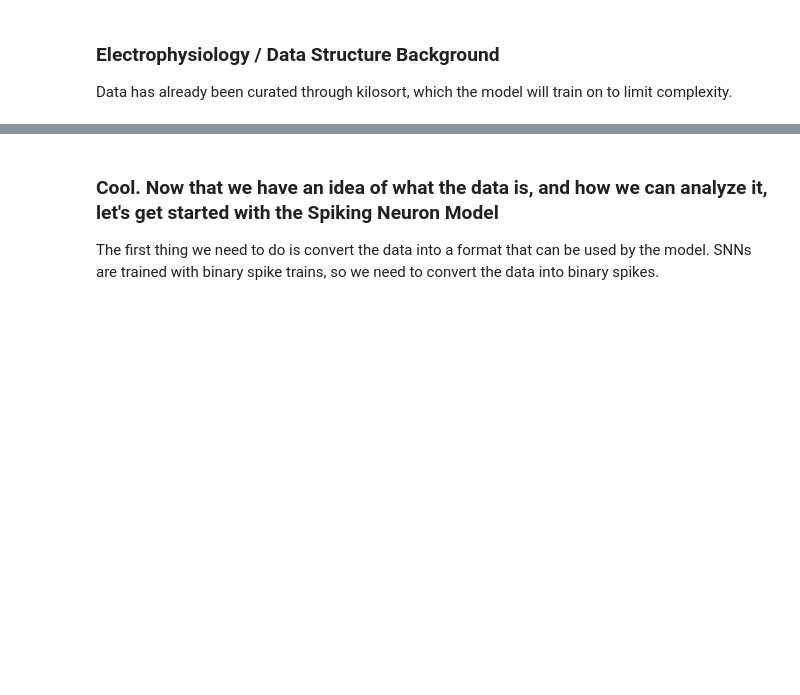
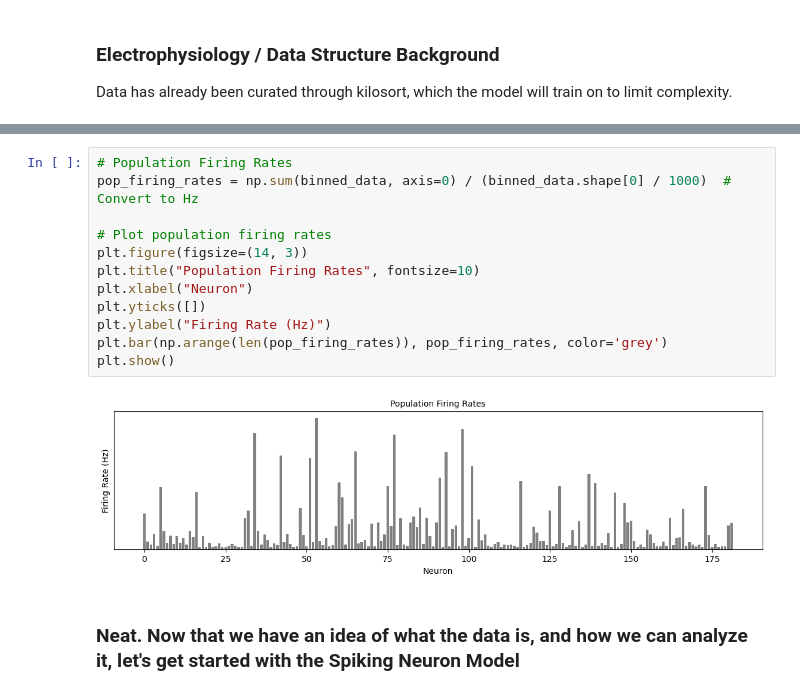
Before and after one commit to nomuwill/graham, a Jupyter notebook: jupyterNotebookWIP.ipynb, the cells around one changed output, grey strips where cells are left out. Drawn from its saved outputs; the diff is of its cells as text; blank space fills up the shorter version.

```diff
--- a/jupyterNotebookWIP.ipynb
+++ b/jupyterNotebookWIP.ipynb
@@ -112,5 +114,16 @@ Oscillatory Dynamics:
+# %%
+# Population Firing Rates
+pop_firing_rates = np.sum(binned_data, axis=0) / (binned_data.shape[0] / 1000)  # Convert to Hz
+
+# Plot population firing rates
+plt.figure(figsize=(14, 3))
+plt.title("Population Firing Rates", fontsize=10)
+plt.xlabel("Neuron")
+plt.yticks([])
+plt.ylabel("Firing Rate (Hz)")
+plt.bar(np.arange(len(pop_firing_rates)), pop_firing_rates, color='grey')
+plt.show()
+# %% [output]
+[figure, added]
 # %% [markdown]
-### Cool. Now that we have an idea of what the data is, and how we can analyze it, let's get started with the Spiking Neuron Model
-
-The first thing we need to do is convert the data into a format that can be used by the model. SNNs are trained with
-binary spike trains, so we need to convert the data into binary spikes.
+### Neat. Now that we have an idea of what the data is, and how we can analyze it, let's get started with the Spiking Neuron Model
```
Also changed, not shown: parts of 12 cells of this notebook, 9 other files.
